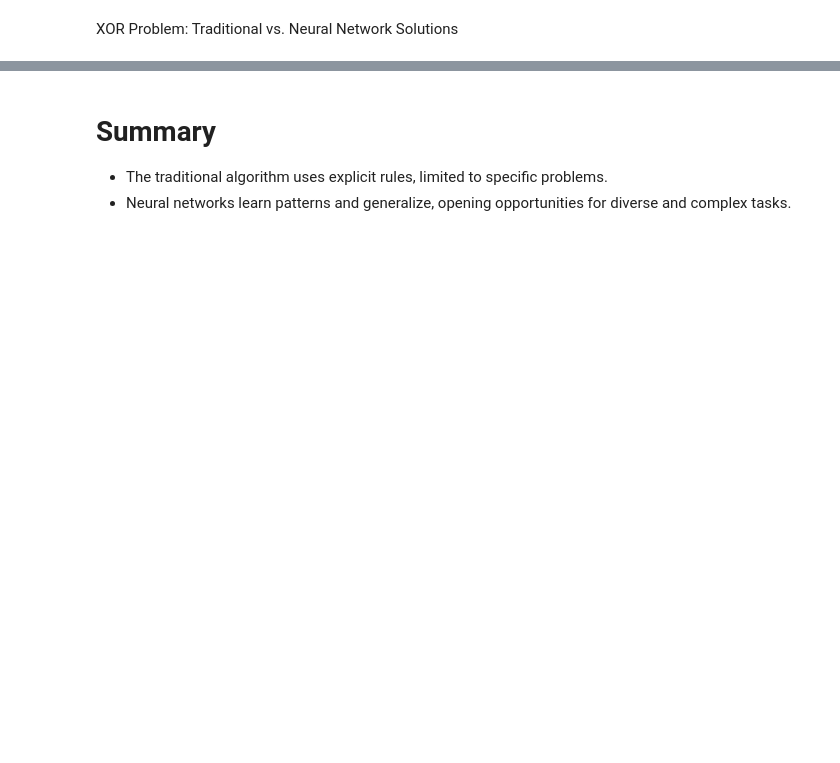
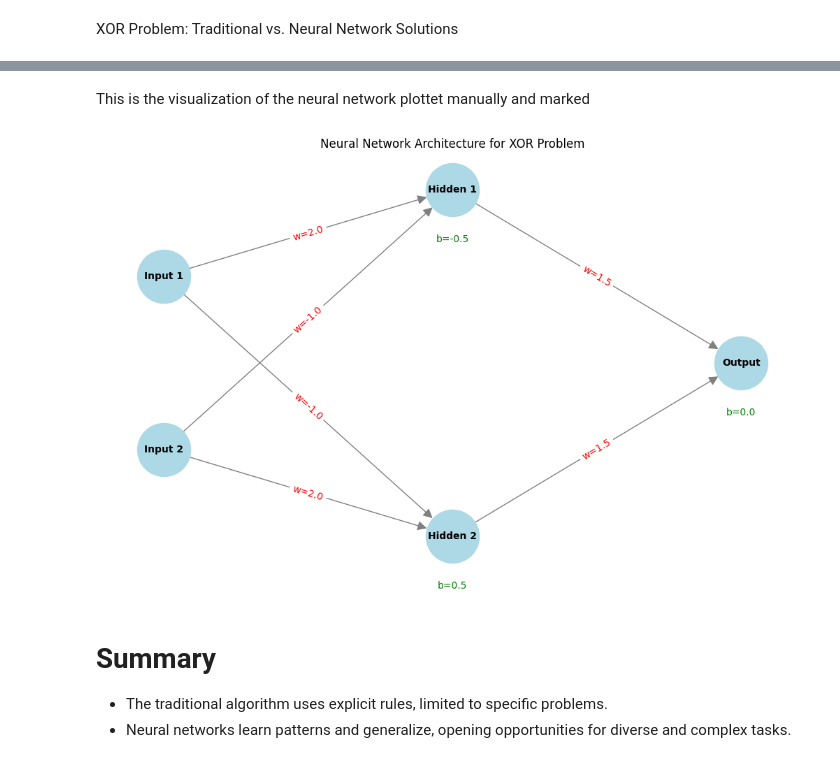
Before and after one commit to aircable/xor-neural-network-demo, a Jupyter notebook: xor-demo.ipynb, the cells around one changed output, grey strips where cells are left out. Saved outputs shown, nothing was run; the diff lists cells and outputs as text; code cells hidden in the pictures; blank space fills up the shorter version.

```diff
--- a/xor-demo.ipynb
+++ b/xor-demo.ipynb
@@ -138,3 +158,69 @@ visualize_nn(model.weights_input_hidden, model.weights_hidden_output, model.bias
+# %% [markdown]
+This is the visualization of the neural network plottet manually and marked
+# %%
+import matplotlib.pyplot as plt
+import networkx as nx
+
+# Define the XOR neural network structure
+G = nx.DiGraph()
+
+# Input layer nodes
+G.add_node("Input 1", pos=(0, 2), layer='Input')
+G.add_node("Input 2", pos=(0, 1), layer='Input')
+
+# Hidden layer nodes
+G.add_node("Hidden 1", pos=(1, 2.5), layer='Hidden')
+G.add_node("Hidden 2", pos=(1, 0.5), layer='Hidden')
+
+# Output layer nodes
+G.add_node("Output", pos=(2, 1.5), layer='Output')
+
+# Edges (connections)
+edges = [
+    ("Input 1", "Hidden 1"), ("Input 1", "Hidden 2"),
+    ("Input 2", "Hidden 1"), ("Input 2", "Hidden 2"),
+    ("Hidden 1", "Output"), ("Hidden 2", "Output")
+]
+
+G.add_edges_from(edges)
+
+# Extract positions for plotting
+pos = nx.get_node_attributes(G, 'pos')
+
+# Draw the graph
+plt.figure(figsize=(10, 6))
+nx.draw(
+    G, pos, with_labels=True, node_size=3000,
+    node_color='lightblue', font_size=10, font_weight='bold',
+    arrowsize=20, edge_color='gray'
+)
+
+# Annotate weights and biases (example values after training)
+weights_and_biases = {
+    ("Input 1", "Hidden 1"): 2.0, ("Input 1", "Hidden 2"): -1.0,
+    ("Input 2", "Hidden 1"): -1.0, ("Input 2", "Hidden 2"): 2.0,
+    ("Hidden 1", "Output"): 1.5, ("Hidden 2", "Output"): 1.5
+}
+biases = {
+    "Hidden 1": -0.5,
+    "Hidden 2": 0.5,
+    "Output": 0.0
+}
+
+# Draw edge labels
+edge_labels = {(u, v): f'w={w}' for (u, v), w in weights_and_biases.items()}
+nx.draw_networkx_edge_labels(G, pos, edge_labels=edge_labels, font_color='red')
+
+# Draw node annotations for biases
+for node, (x, y) in pos.items():
+    if node in biases:
+        plt.text(x, y-0.3, f'b={biases[node]}', fontsize=10, color='green', ha='center')
+
+plt.title("Neural Network Architecture for XOR Problem")
+plt.axis('off')
+plt.show()
+# %% [output]
+[figure, added]
 # %% [markdown]
 # Summary
 - The traditional algorithm uses explicit rules, limited to specific problems.
```
Also changed, not shown: parts of 6 cells of this notebook.
